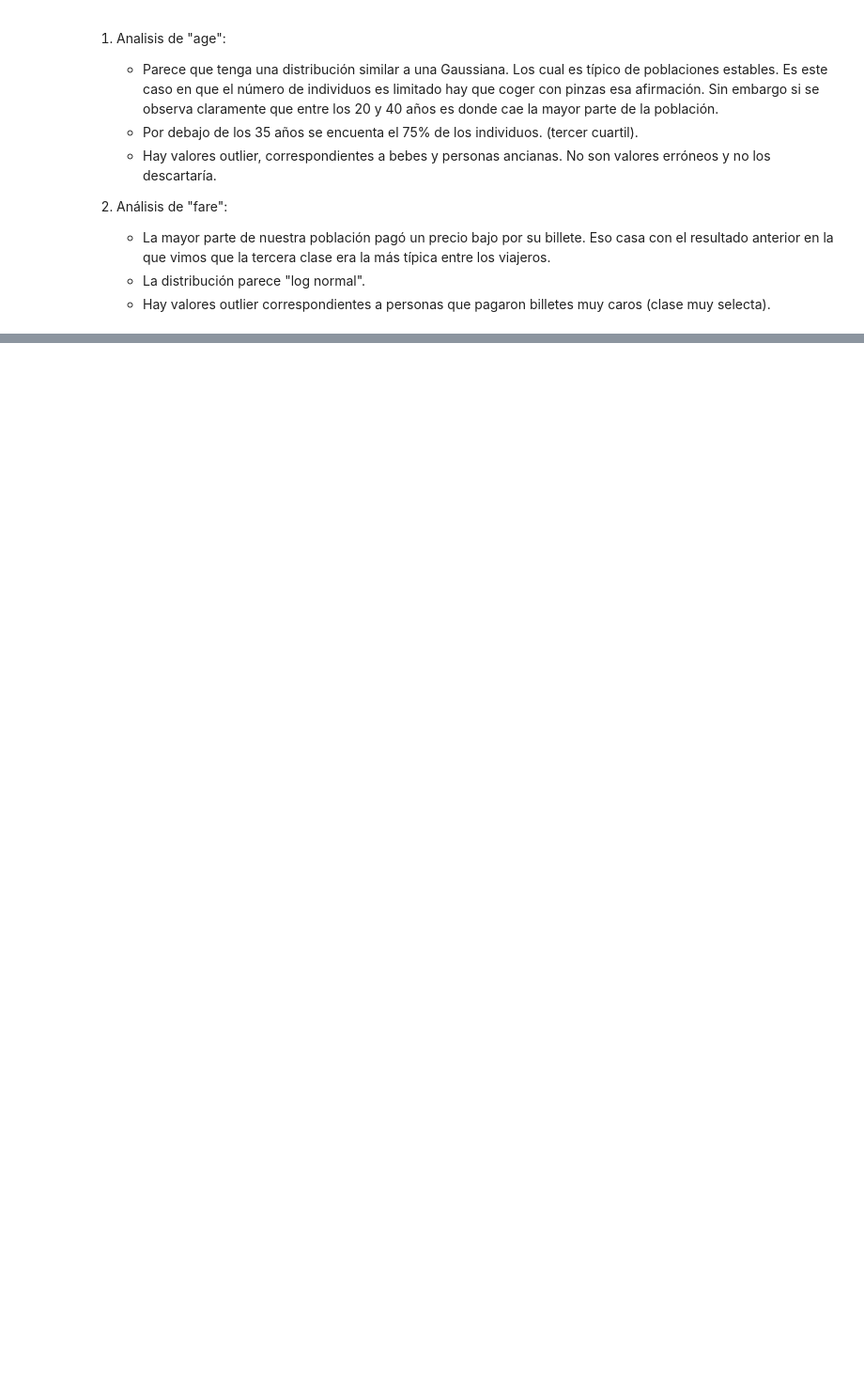
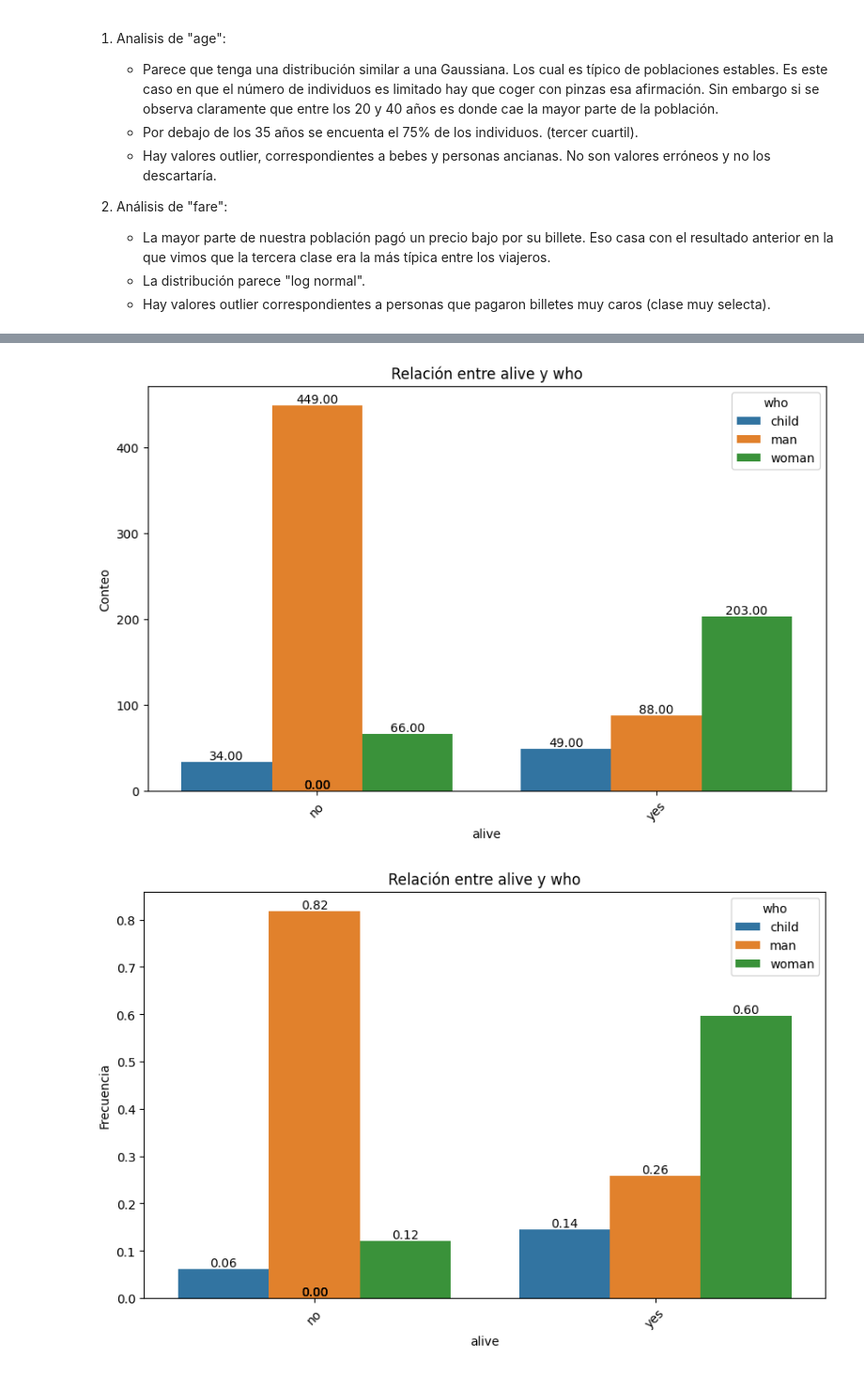
Before and after one commit to elecomexp/ONLINE_DS_THEBRIDGE_2024, a Jupyter notebook: 03_Analisis_Datos/S08_Visualización_Presentacion/U02_Presentaciones_Avanzadas/Practica_Obligatoria/18_Practica_Obligatoria_Titanic.ipynb, the cells around one changed output, grey strips where cells are left out. Shown at 94% size. Cells and saved outputs as stored; diff of their text form; code cells hidden in the pictures; blank space fills up the shorter version.

```diff
--- a/03_Analisis_Datos/S08_Visualización_Presentacion/U02_Presentaciones_Avanzadas/Practica_Obligatoria/18_Practica_Obligatoria_Titanic.ipynb
+++ b/03_Analisis_Datos/S08_Visualización_Presentacion/U02_Presentaciones_Avanzadas/Practica_Obligatoria/18_Practica_Obligatoria_Titanic.ipynb
@@ -296,0 +305,21 @@ viz.plot_multiple_histograms_KDEs_boxplots(titanic_mod, col_numericas)
+# %%
+# Nota: Es importante el orden en que se comparan las columas al llamar a las funciones de "plot"
+
+# Relación categórica "alive" - 'who' (absoluta y relativa)
+viz.plot_categorical_relationship_fin(titanic_mod, 'alive', 'who')
+viz.plot_categorical_relationship_fin(titanic_mod, 'alive', 'who', relative_freq=True)
+
+# Relación categórica "alive" - 'sex' (absoluta y relativa)
+viz.plot_categorical_relationship_fin(titanic_mod, 'alive', 'sex')
+viz.plot_categorical_relationship_fin(titanic_mod, 'alive', 'sex', relative_freq=True)
+
+# Relación categórica "class" - 'alive' (absoluta y relativa)
+viz.plot_categorical_relationship_fin(titanic_mod, 'class', 'alive')
+viz.plot_categorical_relationship_fin(titanic_mod, 'class', 'alive', relative_freq=True)
+
+# Relación categórica "embark_town" - 'alive' (absoluta y relativa)
+viz.plot_categorical_relationship_fin(titanic_mod, 'embark_town', 'alive')
+viz.plot_categorical_relationship_fin(titanic_mod, 'embark_town', 'alive', relative_freq=True)
+# %% [output]
+[figure, added]
+[figure, added]
```
Also changed, not shown: parts of 14 cells of this notebook.
